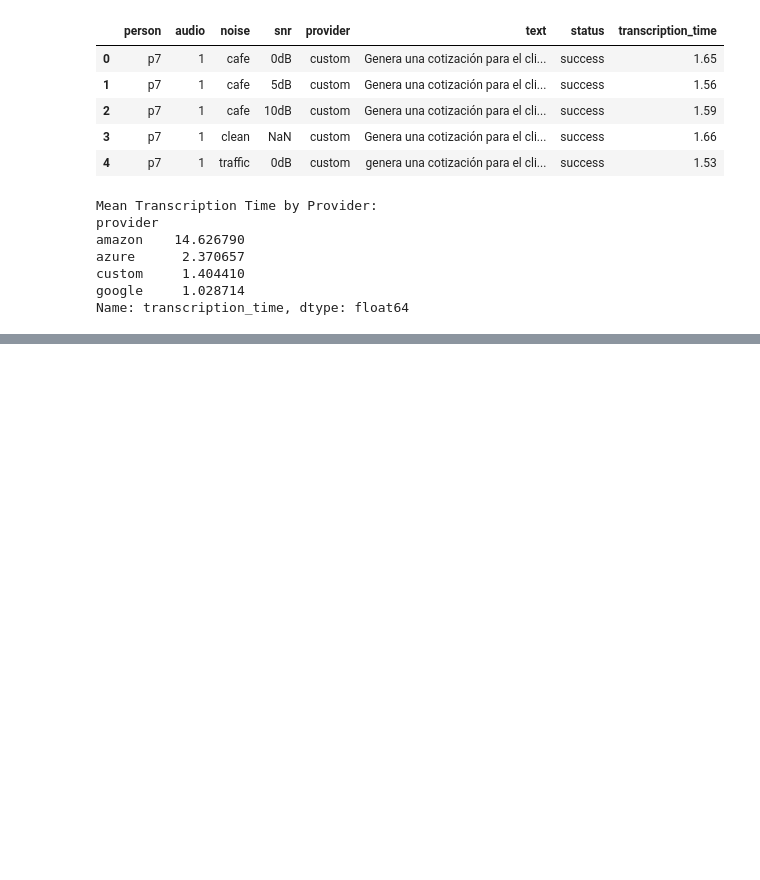
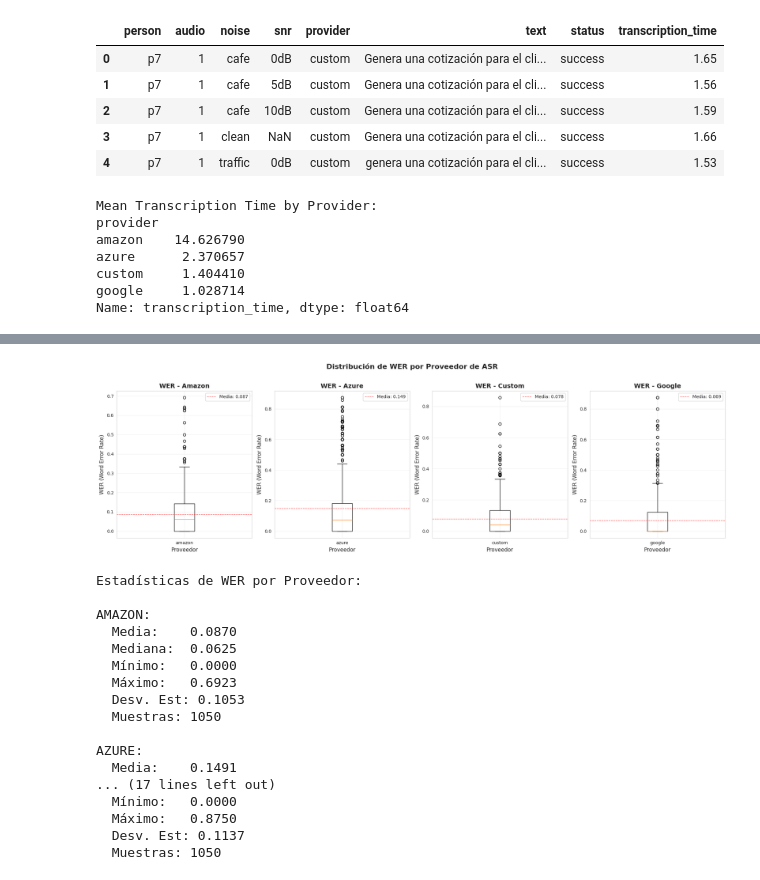
Before and after one commit to agomezb/ASR-Comparative, a Jupyter notebook: analisis.ipynb, the cells around one changed output, grey strips where cells are left out. Cells and saved outputs as stored; diff of their text form; code cells hidden in the pictures; blank space fills up the shorter version.

```diff
--- a/analisis.ipynb
+++ b/analisis.ipynb
@@ -98,0 +95,65 @@ Text column normalized successfully.
+# %%
+import matplotlib.pyplot as plt
+import seaborn as sns
+
+# Configurar el estilo de seaborn para gráficos más atractivos
+sns.set_style("whitegrid")
+
+# Obtener la lista de proveedores únicos
+providers = df_wer['provider'].unique()
+
+# Crear una figura con subplots para cada proveedor
+fig, axes = plt.subplots(1, len(providers), figsize=(5*len(providers), 6))
+
+# Crear un boxplot para cada proveedor
+for idx, provider in enumerate(sorted(providers)):
+    # Filtrar datos por proveedor
+    provider_data = df_wer[df_wer['provider'] == provider]['wer']
+
+    # Crear el boxplot
+    axes[idx].boxplot(provider_data, tick_labels=[provider])
+    axes[idx].set_title(f'WER - {provider.capitalize()}', fontsize=14, fontweight='bold')
+    axes[idx].set_ylabel('WER (Word Error Rate)', fontsize=12)
+    axes[idx].set_xlabel('Proveedor', fontsize=12)
+    axes[idx].grid(True, alpha=0.3)
+
+    # Agregar estadísticas básicas
+    mean_wer = provider_data.mean()
+    median_wer = provider_data.median()
+    axes[idx].axhline(y=mean_wer, color='r', linestyle='--', linewidth=1, alpha=0.7, label=f'Media: {mean_wer:.3f}')
+    axes[idx].legend()
+
+plt.suptitle('Distribución de WER por Proveedor de ASR', fontsize=16, fontweight='bold', y=1.02)
+plt.tight_layout()
+plt.show()
+
+# Mostrar estadísticas descriptivas por proveedor
+print("\nEstadísticas de WER por Proveedor:")
+for provider in sorted(providers):
+    provider_data = df_wer[df_wer['provider'] == provider]['wer']
+    print(f"\n{provider.upper()}:")
+    print(f"  Media:    {provider_data.mean():.4f}")
+    print(f"  Mediana:  {provider_data.median():.4f}")
+    print(f"  Mínimo:   {provider_data.min():.4f}")
+    print(f"  Máximo:   {provider_data.max():.4f}")
+    print(f"  Desv. Est: {provider_data.std():.4f}")
+    print(f"  Muestras: {len(provider_data)}")
+# %% [output]
+[figure, added]
+Estadísticas de WER por Proveedor:
+
+AMAZON:
+  Media:    0.0870
+  Mediana:  0.0625
+  Mínimo:   0.0000
+  Máximo:   0.6923
+  Desv. Est: 0.1053
+  Muestras: 1050
+
+AZURE:
+  Media:    0.1491
+... (17 lines left out)
+  Mínimo:   0.0000
+  Máximo:   0.8750
+  Desv. Est: 0.1137
+  Muestras: 1050
```
Also changed, not shown: parts of 6 cells of this notebook, 5 other files.
